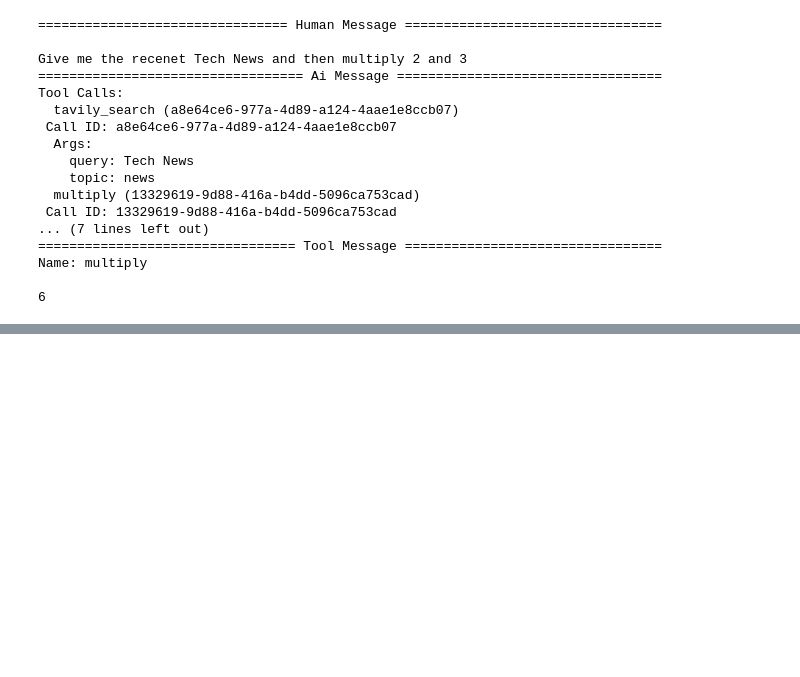
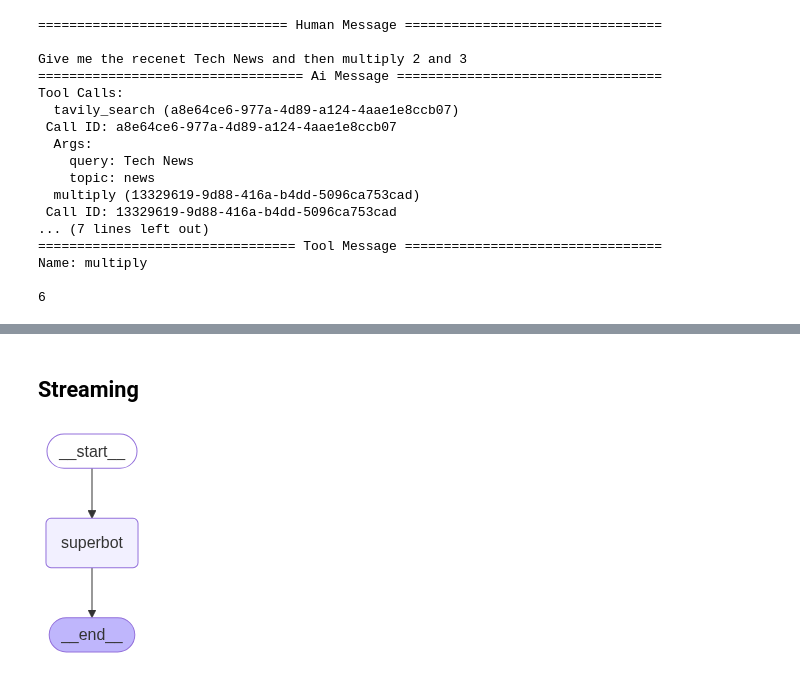
Before and after one commit to Dhruv-Limbani/agentic-ai, a Jupyter notebook: Basic_Chatbot/basic_chatbot.ipynb, the cells around one changed output, grey strips where cells are left out. Cells and saved outputs as stored; diff of their text form; code cells hidden in the pictures; blank space fills up the shorter version.

```diff
--- a/Basic_Chatbot/basic_chatbot.ipynb
+++ b/Basic_Chatbot/basic_chatbot.ipynb
@@ -265,0 +399,4 @@ Name: multiply
+# %%
+response = graph.invoke({"messages": "Hi! What is my name?"}, config=config)
+for m in response['messages']:
+    m.pretty_print()
@@ -265,0 +416,25 @@ Name: multiply
+# %% [markdown]
+## Streaming
+# %%
+from langgraph.checkpoint.memory import MemorySaver
+memory = MemorySaver()
+# %%
+def superbot(state: State):
+    messages = state["messages"]
+    response = llm.invoke(messages)
+    return {"messages": [response]}
+# %%
+graph = StateGraph(State)
+graph.add_node("superbot", superbot)
+graph.add_edge(START, "superbot")
+graph.add_edge("superbot", END)
+
+graph = graph.compile(checkpointer=memory)
+
+#display(graph)aying the graph
+try:
+    display(Image(graph.get_graph().draw_mermaid_png()))
+except Exception:
+    pass
+# %% [output]
+[figure, added]
```
Also changed, not shown: parts of 28 cells of this notebook.
